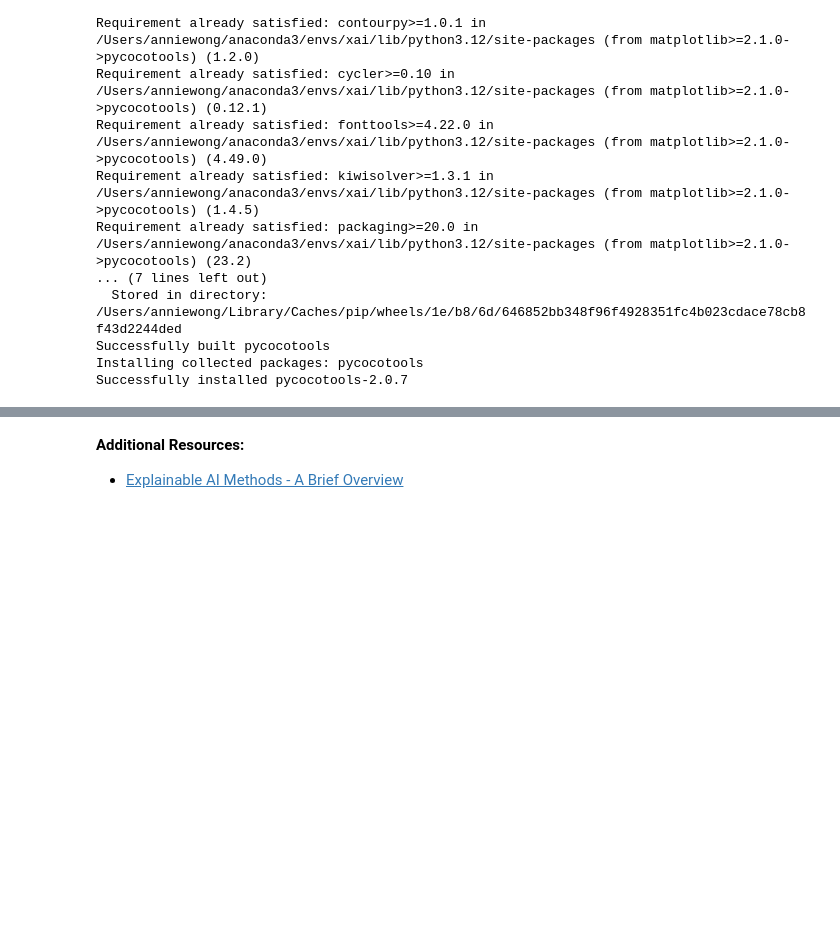
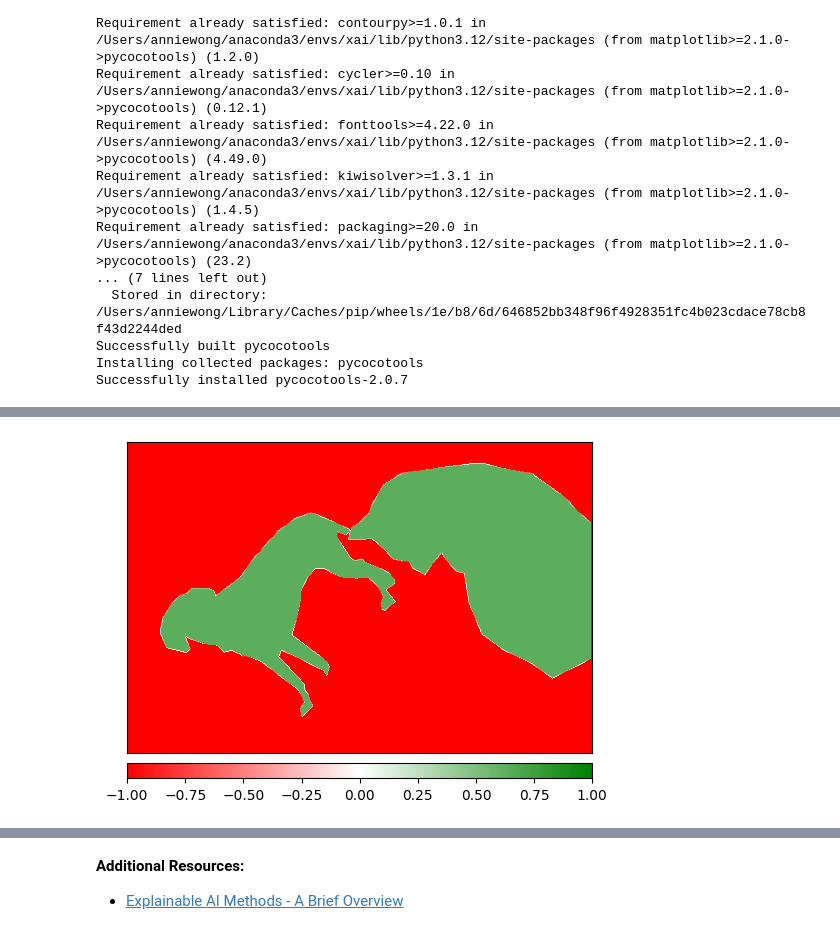
Before and after one commit to ann-w/xai_labs, a Jupyter notebook: notebooks/xai_tabular_data.ipynb, the cells around one changed output, grey strips where cells are left out. Drawn from its saved outputs; the diff is of its cells as text; code cells hidden in the pictures; blank space fills up the shorter version.

```diff
--- a/notebooks/xai_tabular_data.ipynb
+++ b/notebooks/xai_tabular_data.ipynb
@@ -1153,0 +1152,18 @@ X_test.iloc[0]
+# %%
+# Inspecting influential images parts for alternative classification
+
+attribution_map = ablator.attribute(
+    img_to_resnet_input(img).unsqueeze(0),
+    target=162,
+    feature_mask=torch.tensor(feature_mask))
+
+attribution_map = attribution_map.squeeze().cpu().detach().numpy()
+# adjust shape to height, width, channels
+attribution_map = np.transpose(attribution_map,  (1,2,0))
+
+_ = viz.visualize_image_attr(attribution_map,
+                             method="heat_map",
+                             sign="all",
+                             show_colorbar=True)
+# %% [output]
+[figure, added]
```
Also changed, not shown: parts of 23 cells of this notebook, 14 other files.
